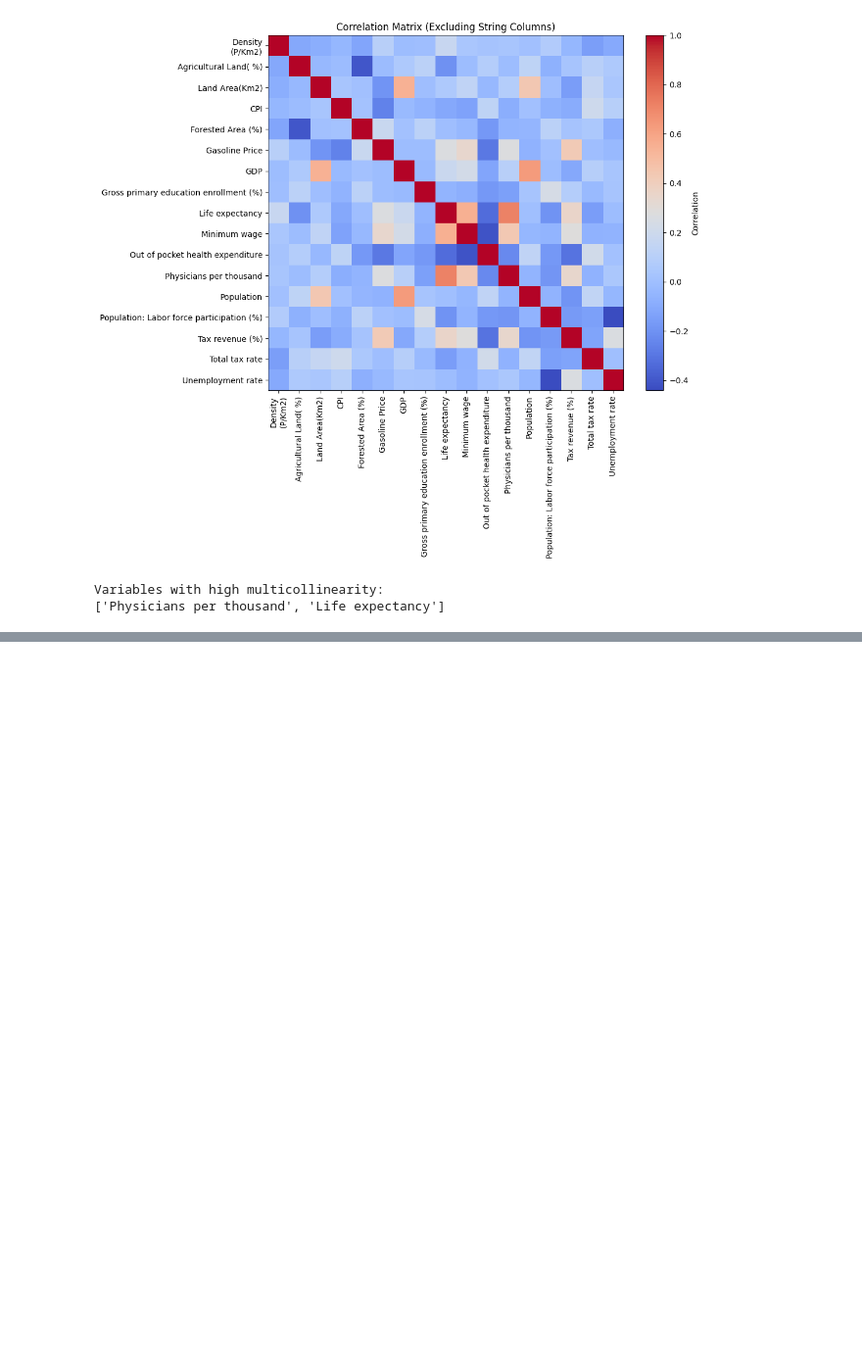
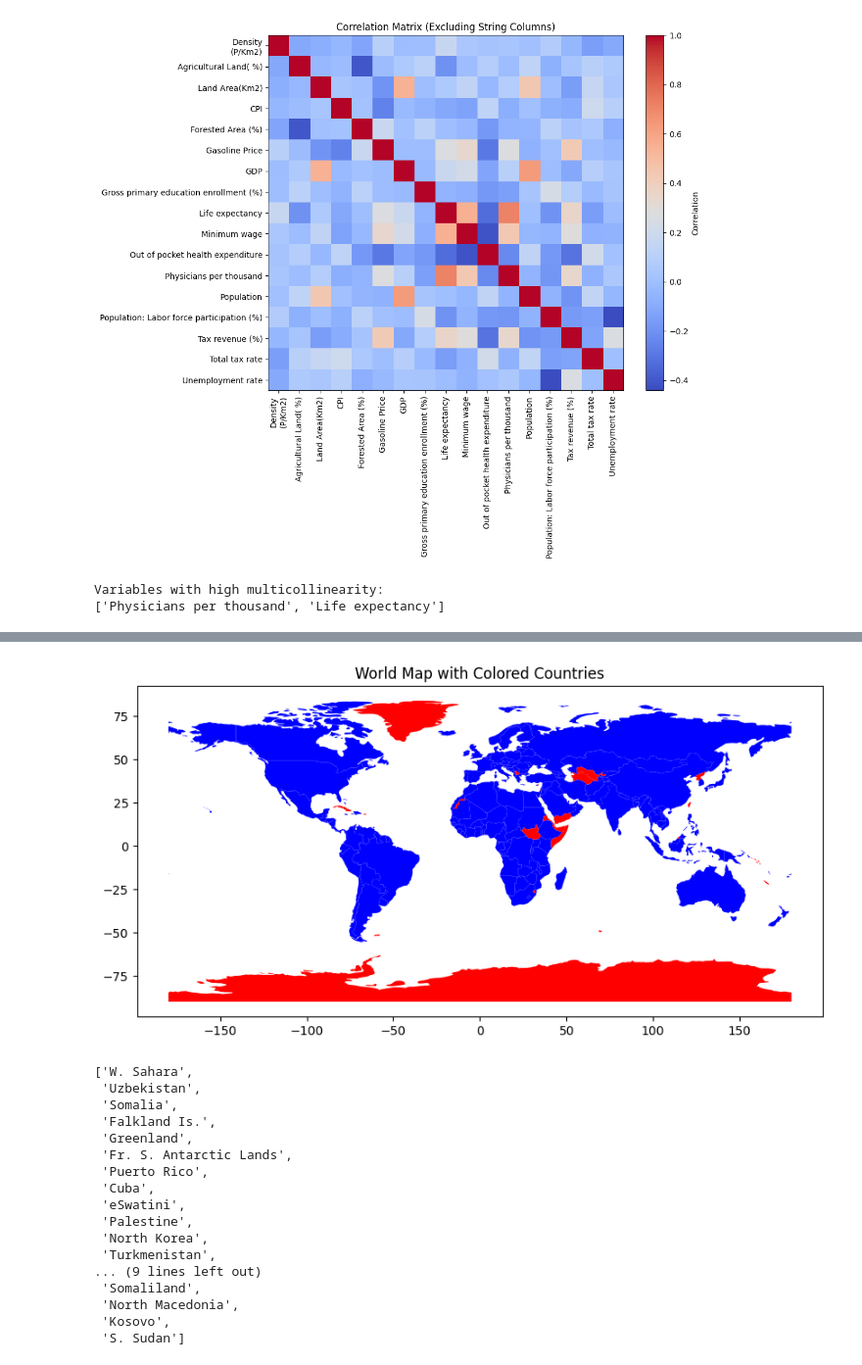
Before and after one commit to KacperWro/DataAnalysisCA, a Jupyter notebook: main.ipynb, the cells around one changed output, grey strips where cells are left out. Shown: that part at 98% size. Saved outputs shown, nothing was run; the diff lists cells and outputs as text; code cells hidden in the pictures; blank space fills up the shorter version.

```diff
--- a/main.ipynb
+++ b/main.ipynb
@@ -386,0 +508,21 @@ with pd.option_context('display.max_rows', None, 'display.max_columns', None):
+# %%
+world_map()
+# %% [output]
+[figure, added]
+['W. Sahara',
+ 'Uzbekistan',
+ 'Somalia',
+ 'Falkland Is.',
+ 'Greenland',
+ 'Fr. S. Antarctic Lands',
+ 'Puerto Rico',
+ 'Cuba',
+ 'eSwatini',
+ 'Palestine',
+ 'North Korea',
+ 'Turkmenistan',
+... (9 lines left out)
+ 'Somaliland',
+ 'North Macedonia',
+ 'Kosovo',
+ 'S. Sudan']
```
Also changed, not shown: parts of 5 cells of this notebook.
